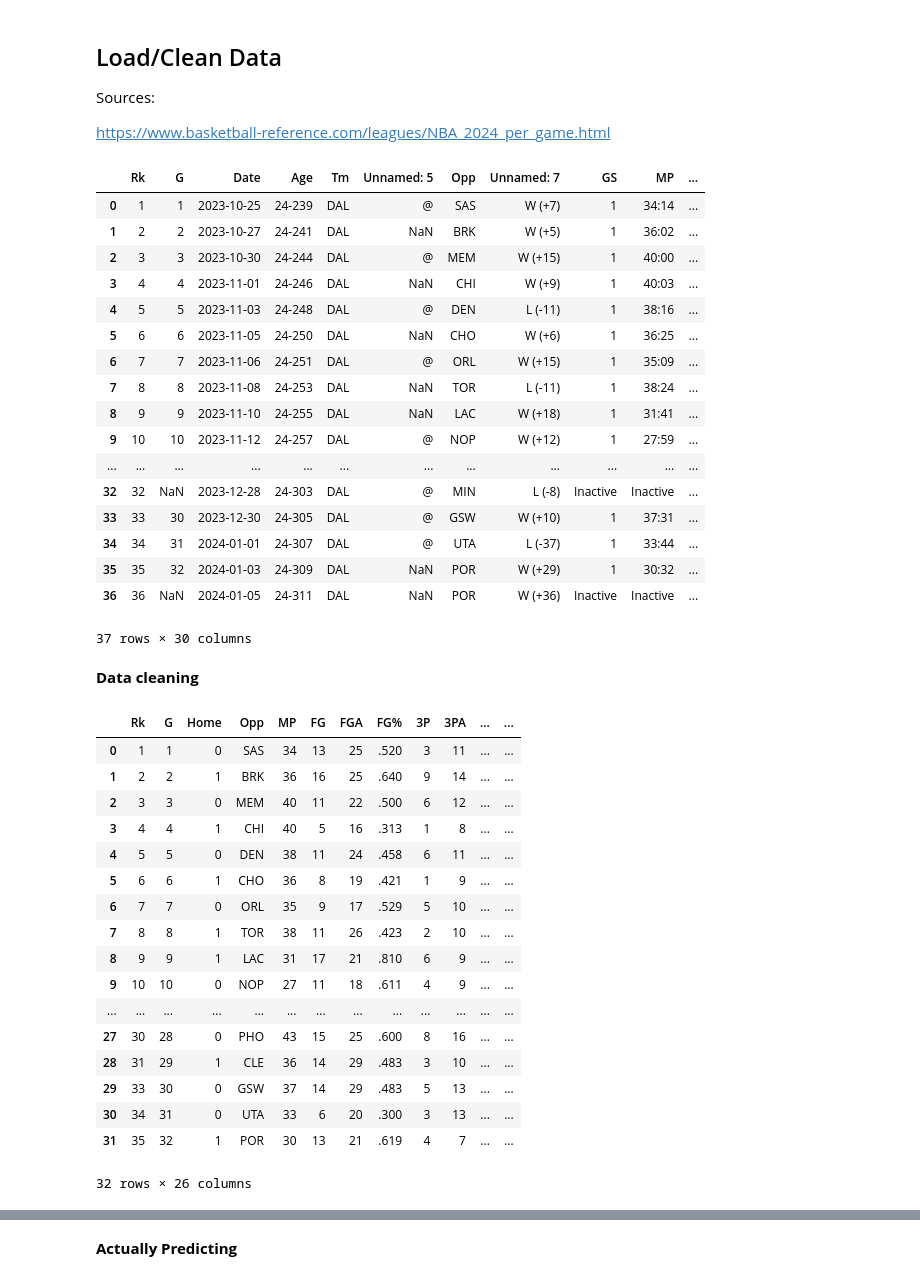
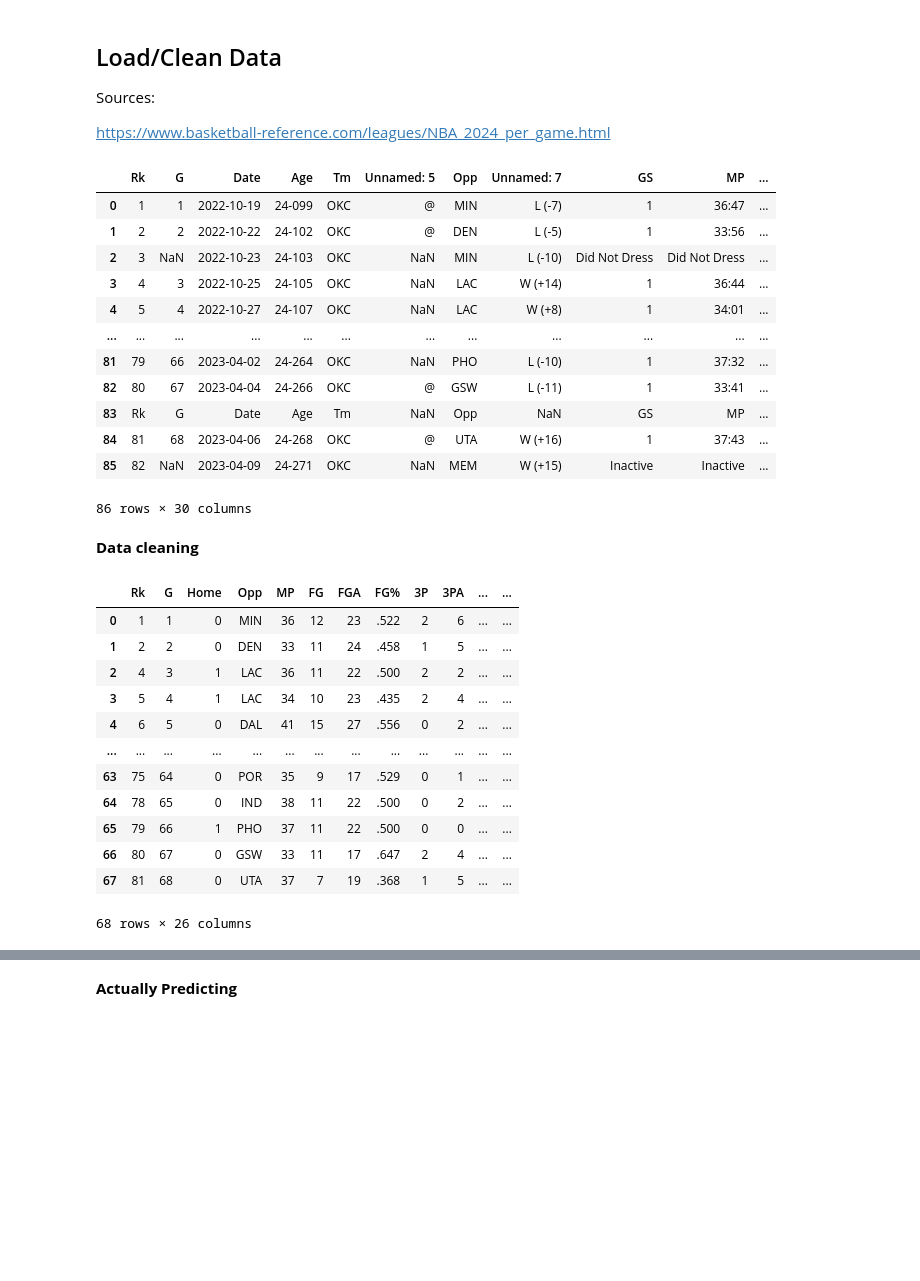
Before and after one commit to chadd28/ml-NBA-app, a Jupyter notebook: ml_NBA_v3.ipynb, the cells around one changed output, grey strips where cells are left out. Cells and saved outputs as stored; diff of their text form; code cells hidden in the pictures; blank space fills up the shorter version.

```diff
--- a/ml_NBA_v3.ipynb
+++ b/ml_NBA_v3.ipynb
@@ -7,70 +7,61 @@ https://www.basketball-reference.com/leagues/NBA_2024_per_game.html
 # %%
 import pandas as pd
 
-playerID = "d/doncilu01"
-url = "https://www.basketball-reference.com/players/" + playerID + "/gamelog/2024"
+playerID = "g/gilgesh01"
+url = "https://www.basketball-reference.com/players/" + playerID + "/gamelog/2023"
 
 html = pd.read_html(url, header=0)
 df = html[7]                              # selects desired table on website page
 df
 # %% [output]
 |  | Rk | G | Date | Age | Tm | Unnamed: 5 | Opp | Unnamed: 7 | GS | MP | ... |
-| 0 | 1 | 1 | 2023-10-25 | 24-239 | DAL | @ | SAS | W (+7) | 1 | 34:14 | ... |
-| 1 | 2 | 2 | 2023-10-27 | 24-241 | DAL | NaN | BRK | W (+5) | 1 | 36:02 | ... |
-| 2 | 3 | 3 | 2023-10-30 | 24-244 | DAL | @ | MEM | W (+15) | 1 | 40:00 | ... |
-| 3 | 4 | 4 | 2023-11-01 | 24-246 | DAL | NaN | CHI | W (+9) | 1 | 40:03 | ... |
-| 4 | 5 | 5 | 2023-11-03 | 24-248 | DAL | @ | DEN | L (-11) | 1 | 38:16 | ... |
-| 5 | 6 | 6 | 2023-11-05 | 24-250 | DAL | NaN | CHO | W (+6) | 1 | 36:25 | ... |
-| 6 | 7 | 7 | 2023-11-06 | 24-251 | DAL | @ | ORL | W (+15) | 1 | 35:09 | ... |
-| 7 | 8 | 8 | 2023-11-08 | 24-253 | DAL | NaN | TOR | L (-11) | 1 | 38:24 | ... |
-| 8 | 9 | 9 | 2023-11-10 | 24-255 | DAL | NaN | LAC | W (+18) | 1 | 31:41 | ... |
-| 9 | 10 | 10 | 2023-11-12 | 24-257 | DAL | @ | NOP | W (+12) | 1 | 27:59 | ... |
+| 0 | 1 | 1 | 2022-10-19 | 24-099 | OKC | @ | MIN | L (-7) | 1 | 36:47 | ... |
+| 1 | 2 | 2 | 2022-10-22 | 24-102 | OKC | @ | DEN | L (-5) | 1 | 33:56 | ... |
+| 2 | 3 | NaN | 2022-10-23 | 24-103 | OKC | NaN | MIN | L (-10) | Did Not Dress | Did Not Dress | ... |
+| 3 | 4 | 3 | 2022-10-25 | 24-105 | OKC | NaN | LAC | W (+14) | 1 | 36:44 | ... |
+| 4 | 5 | 4 | 2022-10-27 | 24-107 | OKC | NaN | LAC | W (+8) | 1 | 34:01 | ... |
 | ... | ... | ... | ... | ... | ... | ... | ... | ... | ... | ... | ... |
-| 32 | 32 | NaN | 2023-12-28 | 24-303 | DAL | @ | MIN | L (-8) | Inactive | Inactive | ... |
-| 33 | 33 | 30 | 2023-12-30 | 24-305 | DAL | @ | GSW | W (+10) | 1 | 37:31 | ... |
-| 34 | 34 | 31 | 2024-01-01 | 24-307 | DAL | @ | UTA | L (-37) | 1 | 33:44 | ... |
-| 35 | 35 | 32 | 2024-01-03 | 24-309 | DAL | NaN | POR | W (+29) | 1 | 30:32 | ... |
-| 36 | 36 | NaN | 2024-01-05 | 24-311 | DAL | NaN | POR | W (+36) | Inactive | Inactive | ... |
+| 81 | 79 | 66 | 2023-04-02 | 24-264 | OKC | NaN | PHO | L (-10) | 1 | 37:32 | ... |
+| 82 | 80 | 67 | 2023-04-04 | 24-266 | OKC | @ | GSW | L (-11) | 1 | 33:41 | ... |
+| 83 | Rk | G | Date | Age | Tm | NaN | Opp | NaN | GS | MP | ... |
+| 84 | 81 | 68 | 2023-04-06 | 24-268 | OKC | @ | UTA | W (+16) | 1 | 37:43 | ... |
+| 85 | 82 | NaN | 2023-04-09 | 24-271 | OKC | NaN | MEM | W (+15) | Inactive | Inactive | ... |
-37 rows × 30 columns
+86 rows × 30 columns
 # %% [markdown]
 **Data cleaning**
 # %%
 import numpy as np
 
 df = df.drop(df[df.G == "G"].index)                          # deletes repeating headers in content
 df = df.drop(df[df.FG == "Inactive"].index)                  # deletes games where he was inactive
+df = df.drop(df[df.DRB == "Did Not Dress"].index)                  # deletes "did not dress"
 df.rename(columns={'Unnamed: 5': 'Home'}, inplace=True)      # renames columns to previous game stats
 
 df = df.drop(columns=["Date",                                # deletes useless columns
                       "Tm",
                       "Unnamed: 7",
                       "Age",
                       "GS",
                       "+/-"])
 df['Home'].replace({np.nan: '1', '@': '0'}, inplace=True)       # reformats "Home" values
 df['MP'] = pd.to_datetime(df['MP'], format='%M:%S').dt.minute   # turns MP into a datetime type and rounds to nearest minute
 df['NextOpp'] = df['Opp'].shift(-1)                             # Shift 'Opp' values down by one and assign to 'NextOpp' and so on
 df['NextPTS'] = df['PTS'].shift(-1)
 df.fillna(0, inplace=True)                                      # replaces NaN with 0
 df = df.reset_index(drop=True)                                  # resets index
 
 df
 # %% [output]
 |  | Rk | G | Home | Opp | MP | FG | FGA | FG% | 3P | 3PA | ... | ... |
-| 0 | 1 | 1 | 0 | SAS | 34 | 13 | 25 | .520 | 3 | 11 | ... | ... |
-| 1 | 2 | 2 | 1 | BRK | 36 | 16 | 25 | .640 | 9 | 14 | ... | ... |
-| 2 | 3 | 3 | 0 | MEM | 40 | 11 | 22 | .500 | 6 | 12 | ... | ... |
-| 3 | 4 | 4 | 1 | CHI | 40 | 5 | 16 | .313 | 1 | 8 | ... | ... |
-| 4 | 5 | 5 | 0 | DEN | 38 | 11 | 24 | .458 | 6 | 11 | ... | ... |
-| 5 | 6 | 6 | 1 | CHO | 36 | 8 | 19 | .421 | 1 | 9 | ... | ... |
-| 6 | 7 | 7 | 0 | ORL | 35 | 9 | 17 | .529 | 5 | 10 | ... | ... |
-| 7 | 8 | 8 | 1 | TOR | 38 | 11 | 26 | .423 | 2 | 10 | ... | ... |
-| 8 | 9 | 9 | 1 | LAC | 31 | 17 | 21 | .810 | 6 | 9 | ... | ... |
-| 9 | 10 | 10 | 0 | NOP | 27 | 11 | 18 | .611 | 4 | 9 | ... | ... |
+| 0 | 1 | 1 | 0 | MIN | 36 | 12 | 23 | .522 | 2 | 6 | ... | ... |
+| 1 | 2 | 2 | 0 | DEN | 33 | 11 | 24 | .458 | 1 | 5 | ... | ... |
+| 2 | 4 | 3 | 1 | LAC | 36 | 11 | 22 | .500 | 2 | 2 | ... | ... |
+| 3 | 5 | 4 | 1 | LAC | 34 | 10 | 23 | .435 | 2 | 4 | ... | ... |
+| 4 | 6 | 5 | 0 | DAL | 41 | 15 | 27 | .556 | 0 | 2 | ... | ... |
 | ... | ... | ... | ... | ... | ... | ... | ... | ... | ... | ... | ... | ... |
-| 27 | 30 | 28 | 0 | PHO | 43 | 15 | 25 | .600 | 8 | 16 | ... | ... |
-| 28 | 31 | 29 | 1 | CLE | 36 | 14 | 29 | .483 | 3 | 10 | ... | ... |
-| 29 | 33 | 30 | 0 | GSW | 37 | 14 | 29 | .483 | 5 | 13 | ... | ... |
-| 30 | 34 | 31 | 0 | UTA | 33 | 6 | 20 | .300 | 3 | 13 | ... | ... |
-| 31 | 35 | 32 | 1 | POR | 30 | 13 | 21 | .619 | 4 | 7 | ... | ... |
+| 63 | 75 | 64 | 0 | POR | 35 | 9 | 17 | .529 | 0 | 1 | ... | ... |
+| 64 | 78 | 65 | 0 | IND | 38 | 11 | 22 | .500 | 0 | 2 | ... | ... |
+| 65 | 79 | 66 | 1 | PHO | 37 | 11 | 22 | .500 | 0 | 0 | ... | ... |
+| 66 | 80 | 67 | 0 | GSW | 33 | 11 | 17 | .647 | 2 | 4 | ... | ... |
+| 67 | 81 | 68 | 0 | UTA | 37 | 7 | 19 | .368 | 1 | 5 | ... | ... |
-32 rows × 26 columns
+68 rows × 26 columns
```
Also changed, not shown: parts of 17 cells of this notebook.
